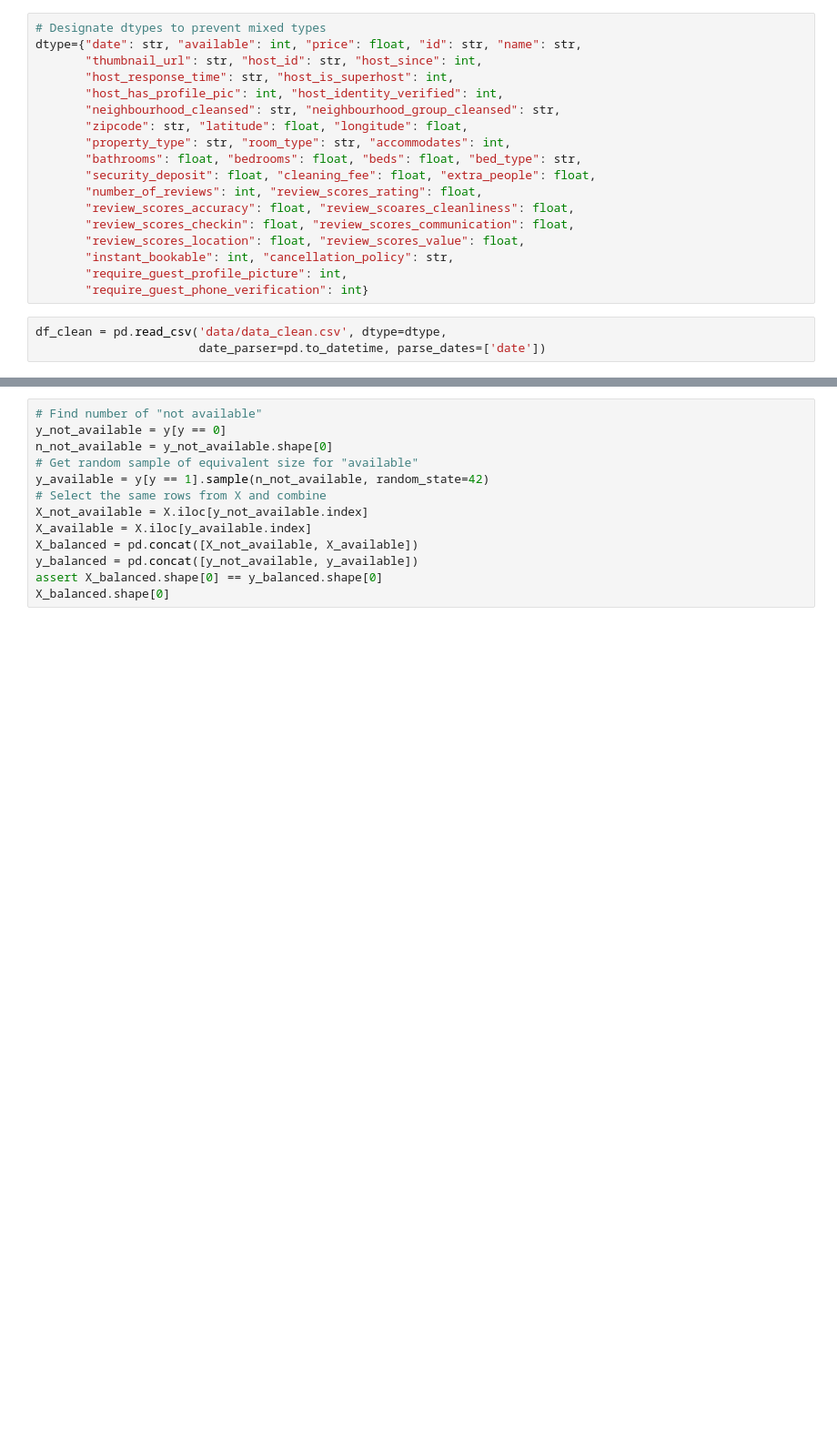
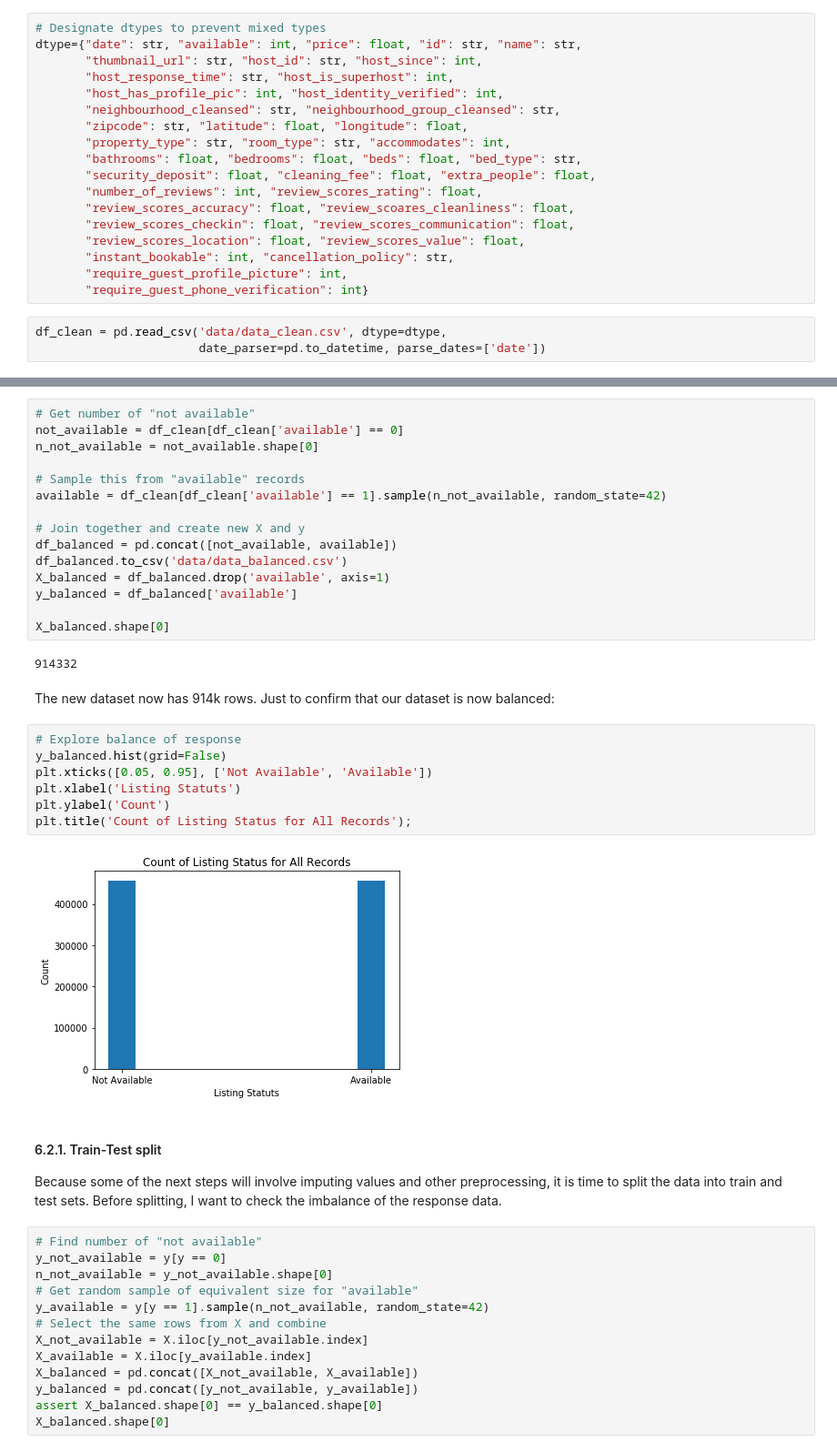
Before and after one commit to rebeccaebarnes/DSND-Project-4, a Jupyter notebook: seattle_airbnb_exploration.ipynb, the cells around one changed output, grey strips where cells are left out. Shown at 91% size. Cells and saved outputs as stored; diff of their text form; blank space fills up the shorter version.

```diff
--- a/seattle_airbnb_exploration.ipynb
+++ b/seattle_airbnb_exploration.ipynb
@@ -1167,3 +1179,36 @@ There is some imbalance, with approximately double the number of dates with avai
+# %%
+# Get number of "not available"
+not_available = df_clean[df_clean['available'] == 0]
+n_not_available = not_available.shape[0]
+
+# Sample this from "available" records
+available = df_clean[df_clean['available'] == 1].sample(n_not_available, random_state=42)
+
+# Join together and create new X and y
+df_balanced = pd.concat([not_available, available])
+df_balanced.to_csv('data/data_balanced.csv')
+X_balanced = df_balanced.drop('available', axis=1)
+y_balanced = df_balanced['available']
+
+X_balanced.shape[0]
+# %% [output]
+914332
+# %% [markdown]
+The new dataset now has 914k rows. Just to confirm that our dataset is now balanced:
+# %%
+# Explore balance of response
+y_balanced.hist(grid=False)
+plt.xticks([0.05, 0.95], ['Not Available', 'Available'])
+plt.xlabel('Listing Statuts')
+plt.ylabel('Count')
+plt.title('Count of Listing Status for All Records');
+# %% [output]
+[figure, added]
+# %% [markdown]
+<a id="split"></a>
+#### 6.2.1. Train-Test split
+
+Because some of the next steps will involve imputing values and other preprocessing, it is time to split the data into train and test sets. Before splitting, I want to check the imbalance of the response data.
 # %%
 # Find number of "not available"
 y_not_available = y[y == 0]
```
Also changed, not shown: parts of 11 cells of this notebook.
